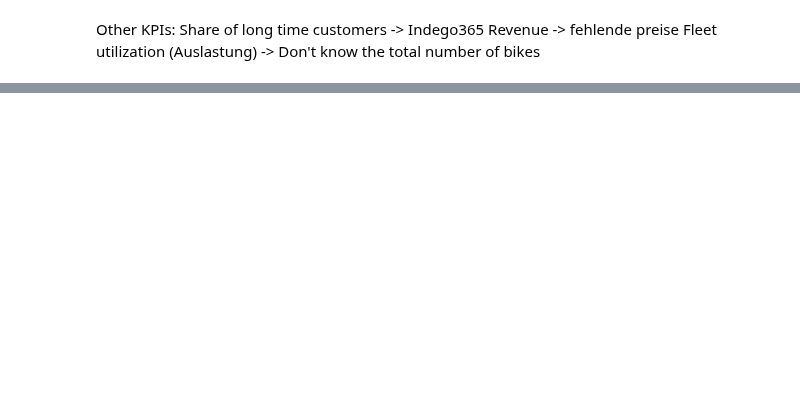
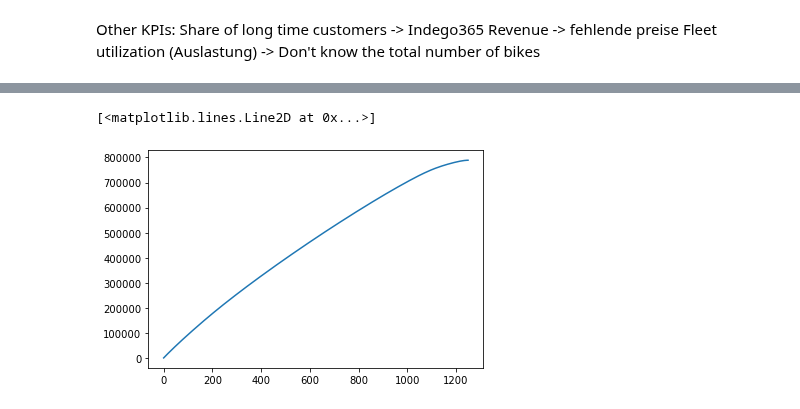
Before and after one commit to yassinehammou27/intentionally_blank, a Jupyter notebook: Results.ipynb, the cells around one changed output, grey strips where cells are left out. Saved outputs shown, nothing was run; the diff lists cells and outputs as text; code cells hidden in the pictures; blank space fills up the shorter version.

```diff
--- a/Results.ipynb
+++ b/Results.ipynb
@@ -401,0 +452,5 @@ Fleet utilization (Auslastung) -> Don't know the total number of bikes
+# %%
+plt.plot(df_bike_ride_count.index.to_series(), df_bike_ride_count["cumulative_ride_count"])
+# %% [output]
+[<matplotlib.lines.Line2D at 0x...>]
+[figure, added]
```
Also changed, not shown: parts of 18 cells of this notebook, 1 other file.
